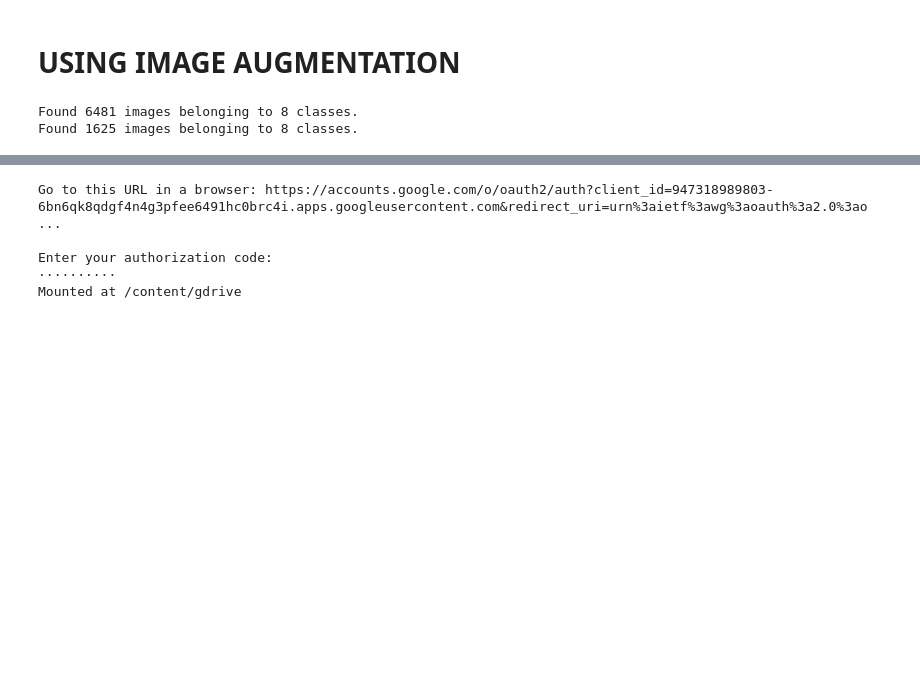
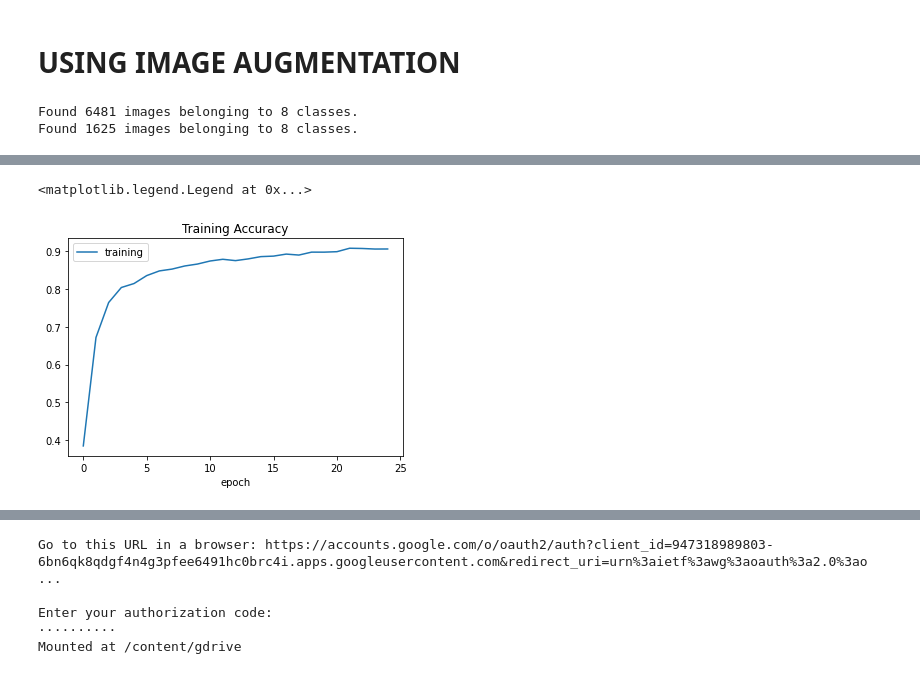
Before and after one commit to syedayazsa/Military-Waste-Segregation-System, a Jupyter notebook: VGG19_transfer_learning.ipynb, the cells around one changed output, grey strips where cells are left out. Saved outputs shown, nothing was run; the diff lists cells and outputs as text; code cells hidden in the pictures; blank space fills up the shorter version.

```diff
--- a/VGG19_transfer_learning.ipynb
+++ b/VGG19_transfer_learning.ipynb
@@ -179,0 +188,8 @@ plt.legend(['training', 'validation'])
+# %%
+plt.plot(history_vgg.history['accuracy'])
+plt.title('Training Accuracy')
+plt.xlabel('epoch')
+plt.legend(['training'])
+# %% [output]
+<matplotlib.legend.Legend at 0x...>
+[figure, added]
```
Also changed, not shown: parts of 10 cells of this notebook.
